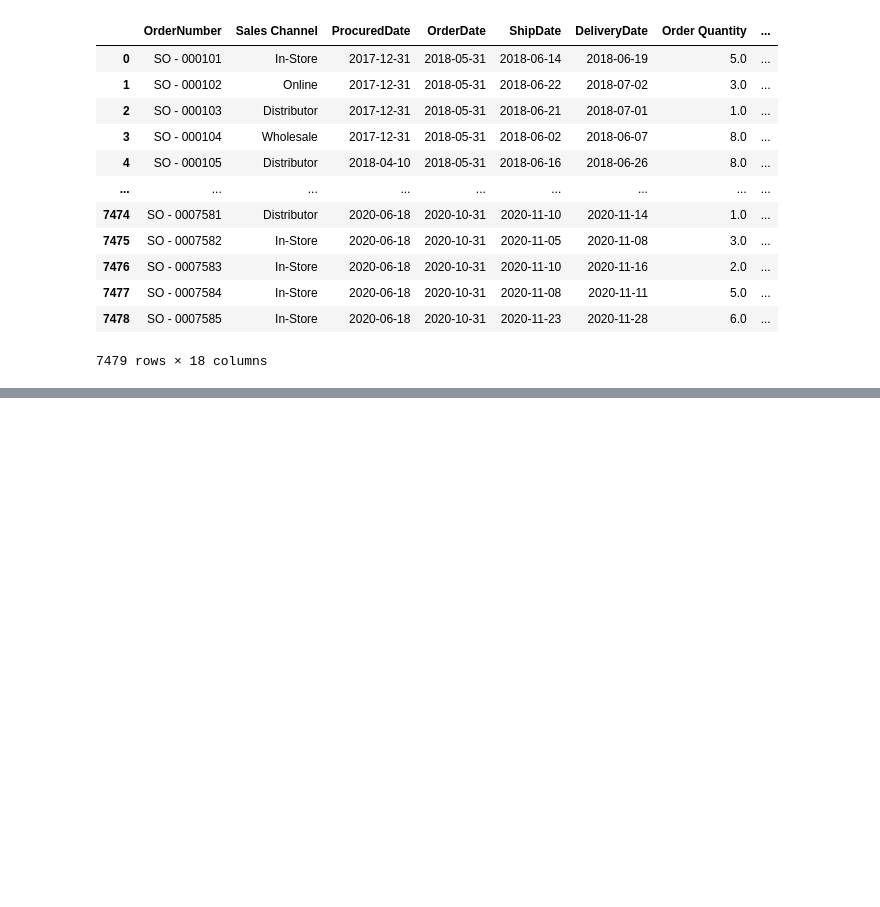
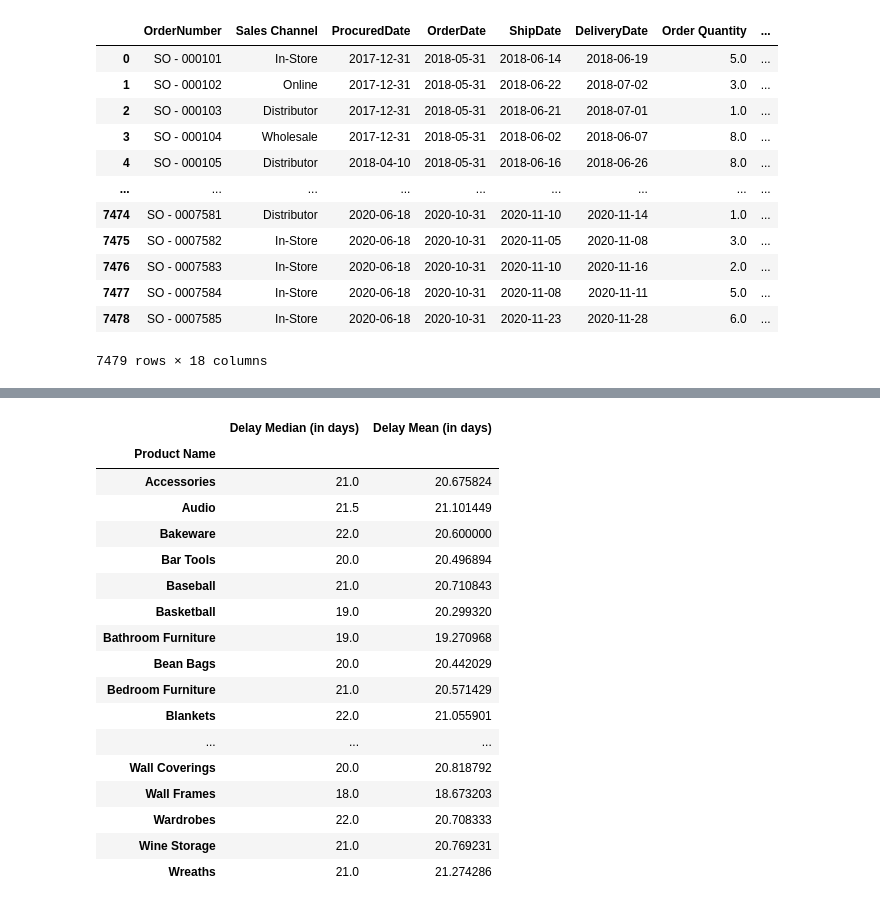
Before and after one commit to NSinha025/ZDS-Mock-Project, a Jupyter notebook: Sales_Order_Sheet_X_Store_Locations_Sheet.ipynb, the cells around one changed output, grey strips where cells are left out. Saved outputs shown, nothing was run; the diff lists cells and outputs as text; code cells hidden in the pictures; blank space fills up the shorter version.

```diff
--- a/Sales_Order_Sheet_X_Store_Locations_Sheet.ipynb
+++ b/Sales_Order_Sheet_X_Store_Locations_Sheet.ipynb
@@ -597,0 +614,26 @@ loc_en_dataset5["OrderDate"]-loc_en_dataset5[""]
+# %%
+median = loc_en_dataset6.groupby("Product Name")[["Delivery Delay"]].median()
+mean = loc_en_dataset6.groupby("Product Name")[["Delivery Delay"]].mean()
+median.insert(loc=1, column="Delay Mean (in days)", value = mean)
+median.rename(columns={'Delivery Delay': 'Delay Median (in days)'}, inplace=True)
+
+median
+# %% [output]
+|  | Delay Median (in days) | Delay Mean (in days) |
+| Product Name |  |  |
+| Accessories | 21.0 | 20.675824 |
+| Audio | 21.5 | 21.101449 |
+| Bakeware | 22.0 | 20.600000 |
+| Bar Tools | 20.0 | 20.496894 |
+| Baseball | 21.0 | 20.710843 |
+| Basketball | 19.0 | 20.299320 |
+| Bathroom Furniture | 19.0 | 19.270968 |
+| Bean Bags | 20.0 | 20.442029 |
+| Bedroom Furniture | 21.0 | 20.571429 |
+| Blankets | 22.0 | 21.055901 |
+| ... | ... | ... |
+| Wall Coverings | 20.0 | 20.818792 |
+| Wall Frames | 18.0 | 18.673203 |
+| Wardrobes | 22.0 | 20.708333 |
+| Wine Storage | 21.0 | 20.769231 |
+| Wreaths | 21.0 | 21.274286 |
```
Also changed, not shown: parts of 6 cells of this notebook.
